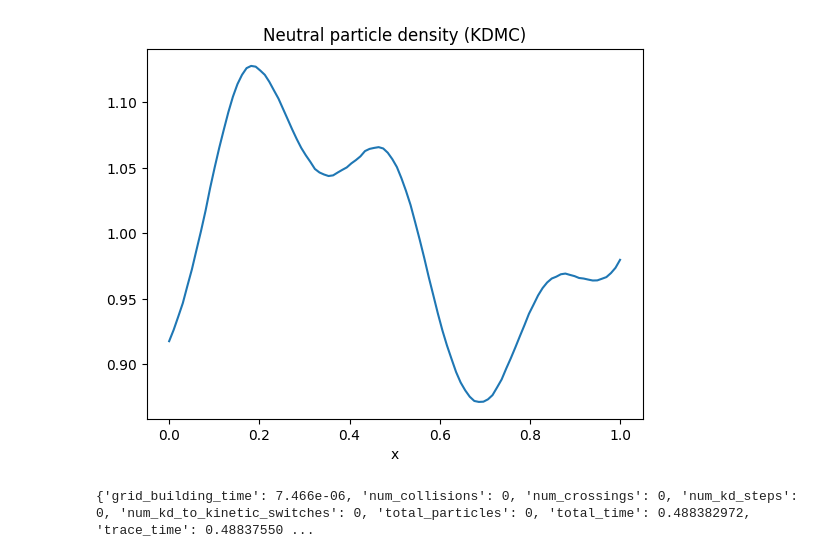
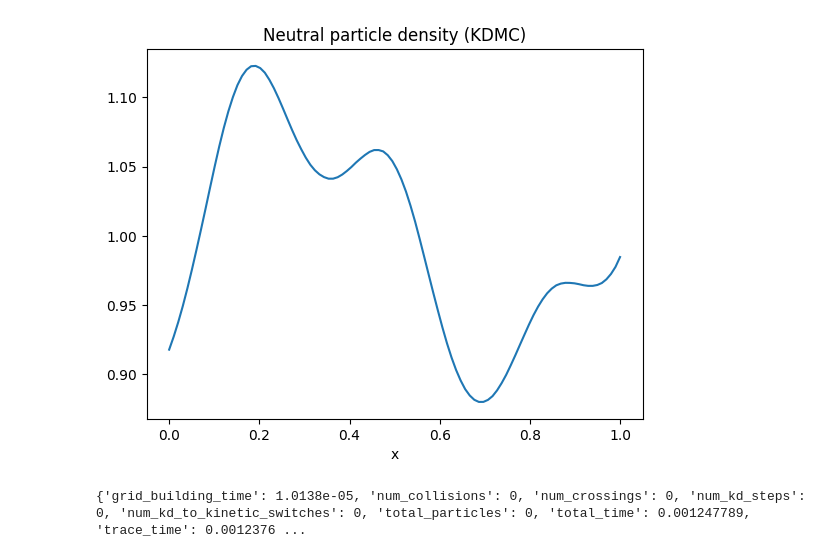
Before and after one commit to RVB12/neptune-mc, a Jupyter notebook: examples/test-example-vmaes.ipynb, the cells around one changed output. Cells and saved outputs as stored; diff of their text form; code cells hidden in the pictures.

```diff
--- a/examples/test-example-vmaes.ipynb
+++ b/examples/test-example-vmaes.ipynb
@@ -91,7 +105,7 @@ for i in range(ncells):
             "cell_idx": i,
             "vel_mean": [bgk_mean_x[i], bgk_mean_y[i], bgk_mean_z[i]],
             "vel_stddev": bgk_stddev[i],
-            "n_particles": int(1e6*intensityfun[i]/sum(intensityfun)),
+            "n_particles": int(1e7*intensityfun[i]/sum(intensityfun)),
         }
     )
 
@@ -150,6 +164,8 @@ neutral_density = np.array(output["density"]) * vol / t_final
 
 momentum_x = np.array(output["momentum_x"]) * vol / t_final
 
+energy = np.array(output["energy"]) * vol / t_final
+
 x = np.linspace(0,Lx,nx)
 
 
@@ -210,7 +226,9 @@ config_kd = config.copy()
 
 config_kd["fluid_boundary_conditions"] = fluid_boundary_conditions
 
-config_kd["dt"] = 1.0e-3
+config_kd["dt"] = t_final/10
+
+config_kd["algorithm"] = "kdmc"
 
 inputstring = json.dumps(config_kd)
 with open("input.json", "w") as f:
@@ -241,4 +259,4 @@ Simulation took 4.9448888301849365 seconds
-[figure, old version]
+[figure, new version]
 # %%
 
 ##
@@ -268,7 +286,7 @@ config_fluid["advection_x"] = bgk_mean_x.tolist()
 config_fluid["advection_y"] = bgk_mean_y.tolist()
 config_fluid["advection_z"] = bgk_mean_z.tolist()
 config_fluid["t_final"] = t_final
-config_fluid["dt"] = 1.0e-6
+config_fluid["dt"] = 1.0e-3
 
 config_fluid["boundary_conditions"] = fluid_boundary_conditions
 
@@ -292,4 +310,4 @@ print(stats)
 
 neutral_density_fv = np.array(output["density_integral"]) * vol / t_final
 # %% [output]
-{'grid_building_time': 7.466e-06, 'num_collisions': 0, 'num_crossings': 0, 'num_kd_steps': 0, 'num_kd_to_kinetic_switches': 0, 'total_particles': 0, 'total_time': 0.488382972, 'trace_time': 0.48837550 ...
+{'grid_building_time': 1.0138e-05, 'num_collisions': 0, 'num_crossings': 0, 'num_kd_steps': 0, 'num_kd_to_kinetic_switches': 0, 'total_particles': 0, 'total_time': 0.001247789, 'trace_time': 0.0012376 ...
```
Also changed, not shown: parts of 8 cells of this notebook, 15 other files.
